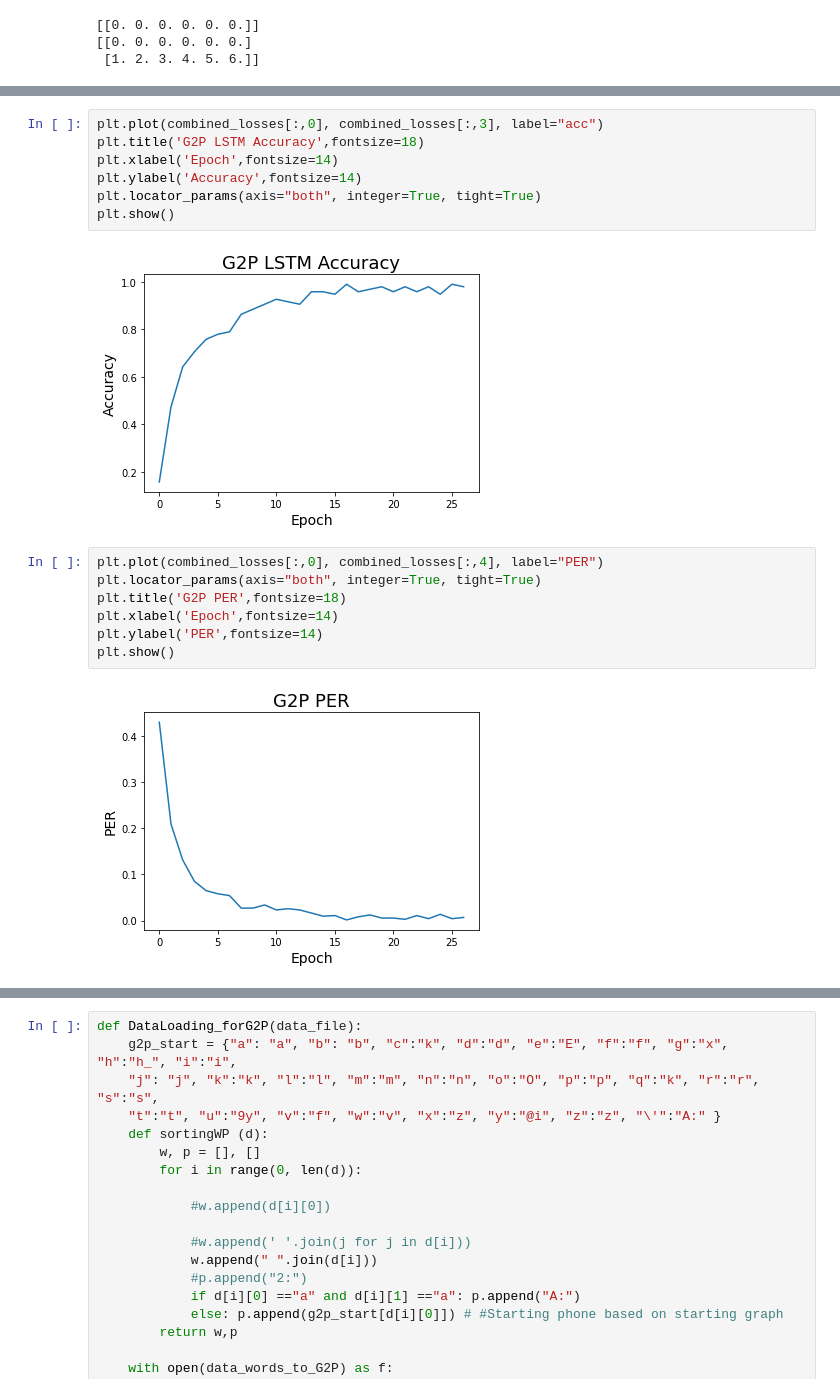
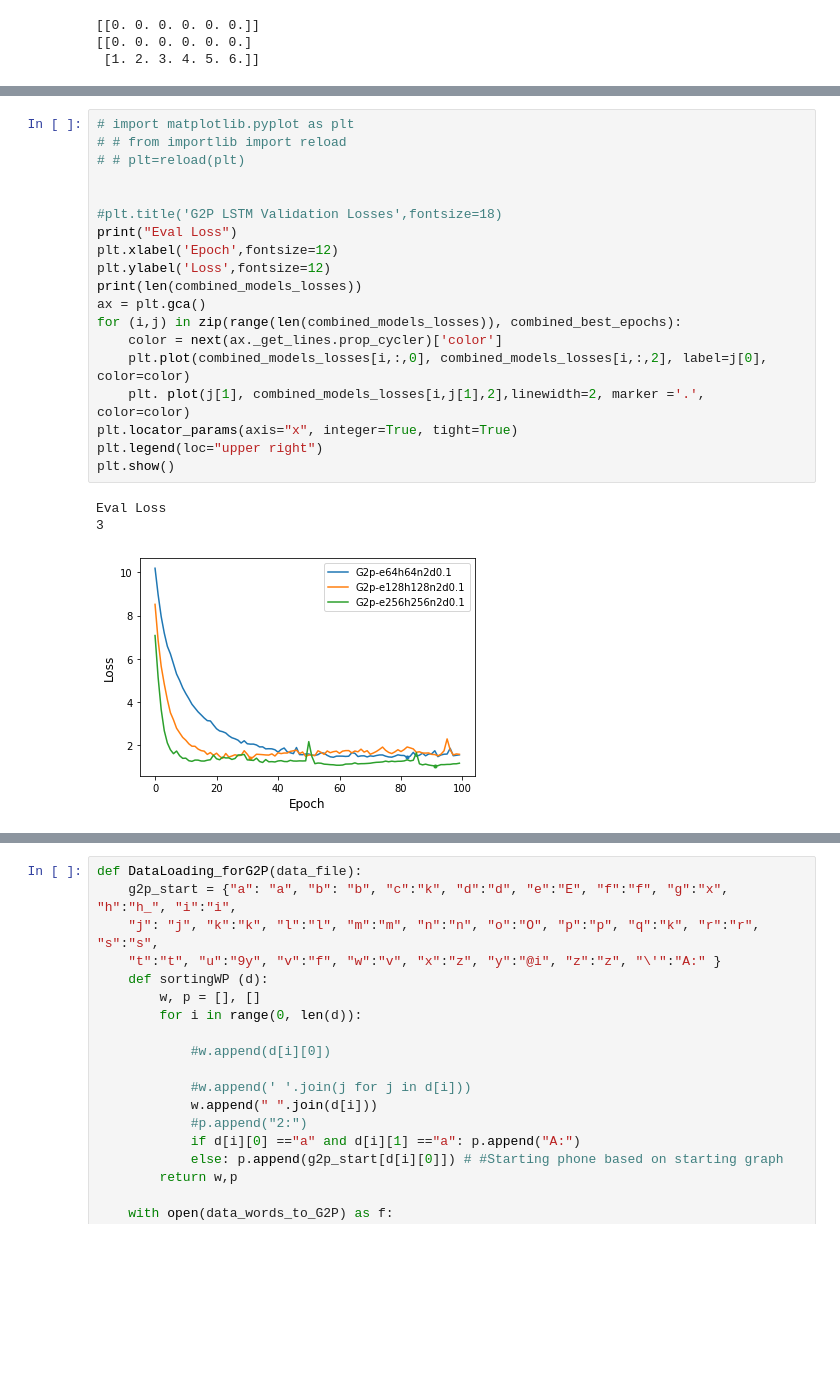
Before and after one commit to JulianHerreilers/afrTTS1, a Jupyter notebook: G2P/G2P_LSTM.ipynb, the cells around one changed output, grey strips where cells are left out. Drawn from its saved outputs; the diff is of its cells as text; blank space fills up the shorter version.

```diff
--- a/G2P/G2P_LSTM.ipynb
+++ b/G2P/G2P_LSTM.ipynb
@@ -673,18 +780,23 @@ plt.show()
-# %%
-plt.plot(combined_losses[:,0], combined_losses[:,3], label="acc")
-plt.title('G2P LSTM Accuracy',fontsize=18)
-plt.xlabel('Epoch',fontsize=14)
-plt.ylabel('Accuracy',fontsize=14)
-plt.locator_params(axis="both", integer=True, tight=True)
-plt.show()
-# %% [output]
-[figure, removed]
-# %%
-plt.plot(combined_losses[:,0], combined_losses[:,4], label="PER")
-plt.locator_params(axis="both", integer=True, tight=True)
-plt.title('G2P PER',fontsize=18)
-plt.xlabel('Epoch',fontsize=14)
-plt.ylabel('PER',fontsize=14)
-plt.show()
-# %% [output]
-[figure, removed]
+# %%
+# import matplotlib.pyplot as plt
+# # from importlib import reload
+# # plt=reload(plt)
+
+
+#plt.title('G2P LSTM Validation Losses',fontsize=18)
+print("Eval Loss")
+plt.xlabel('Epoch',fontsize=12)
+plt.ylabel('Loss',fontsize=12)
+print(len(combined_models_losses))
+ax = plt.gca()
+for (i,j) in zip(range(len(combined_models_losses)), combined_best_epochs):
+    color = next(ax._get_lines.prop_cycler)['color']
+    plt.plot(combined_models_losses[i,:,0], combined_models_losses[i,:,2], label=j[0], color=color)
+    plt. plot(j[1], combined_models_losses[i,j[1],2],linewidth=2, marker ='.', color=color)
+plt.locator_params(axis="x", integer=True, tight=True)
+plt.legend(loc="upper right")
+plt.show()
+# %% [output]
+Eval Loss
+3
+[figure, added]
```
Also changed, not shown: parts of 19 cells of this notebook.
